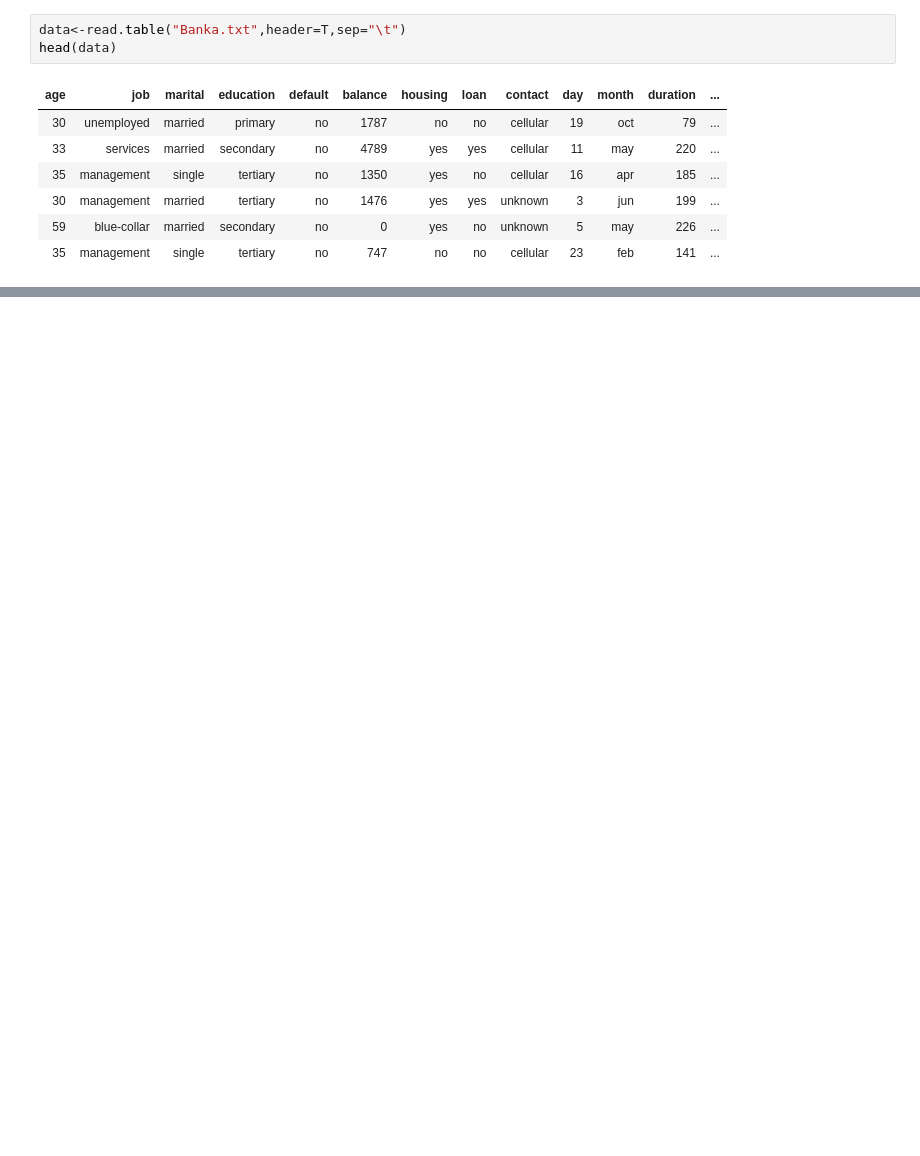
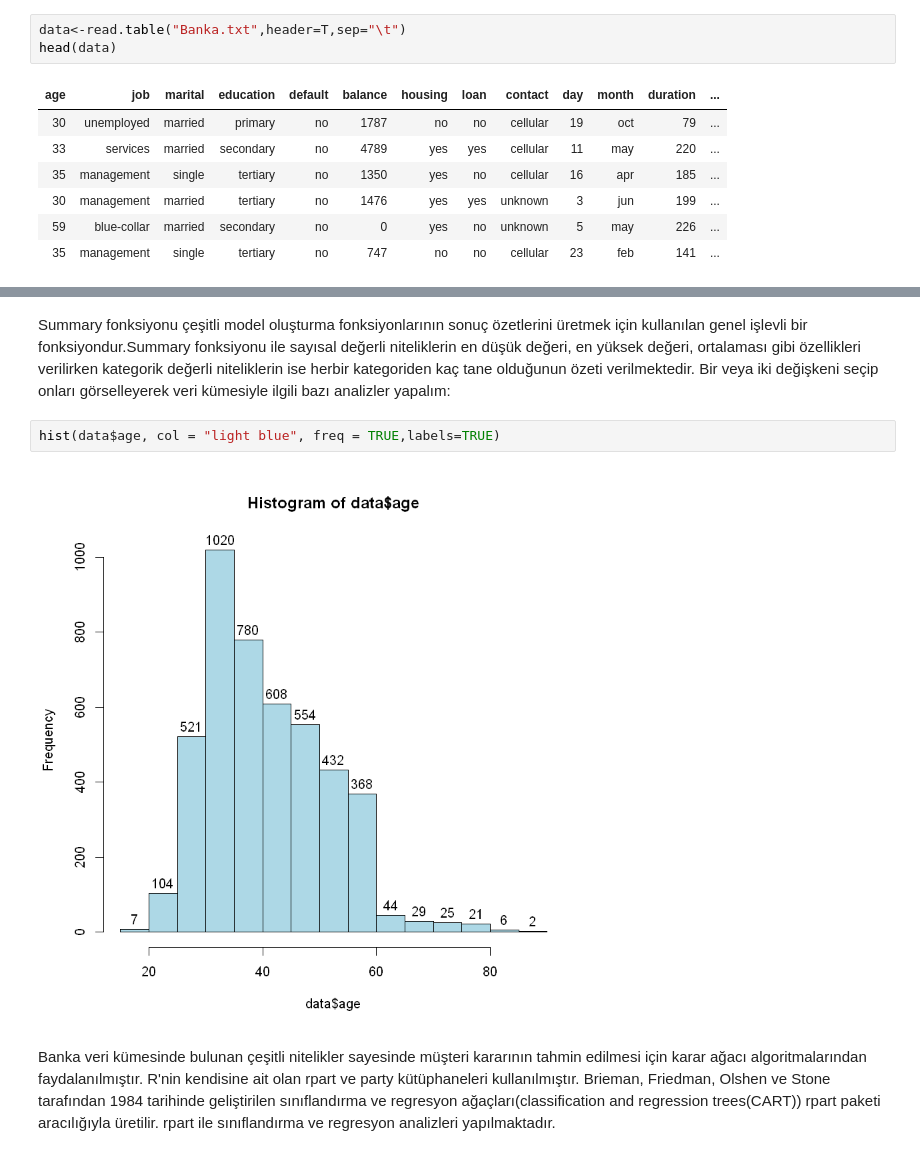
Before and after one commit to uygunel/eu1, a Jupyter notebook: temporarily.ipynb, the cells around one changed output, grey strips where cells are left out. Cells and saved outputs as stored; diff of their text form; blank space fills up the shorter version.

```diff
--- a/temporarily.ipynb
+++ b/temporarily.ipynb
@@ -101,0 +131,8 @@ read.table fonksiyonu dosyayı tablo formatında okur ve dosyadaki alanlara ve s
+# %% [markdown]
+Summary fonksiyonu çeşitli model oluşturma fonksiyonlarının sonuç özetlerini üretmek için kullanılan genel işlevli bir fonksiyondur.Summary fonksiyonu ile sayısal değerli niteliklerin en düşük değeri, en yüksek değeri, ortalaması gibi özellikleri verilirken kategorik değerli niteliklerin ise herbir kategoriden kaç tane olduğunun özeti verilmektedir. Bir veya iki değişkeni seçip onları görselleyerek veri kümesiyle ilgili bazı analizler yapalım:
+# %%
+hist(data$age, col = "light blue", freq = TRUE,labels=TRUE)
+# %% [output]
+[figure, added]
+# %% [markdown]
+Banka veri kümesinde bulunan çeşitli nitelikler sayesinde müşteri kararının tahmin edilmesi için karar ağacı algoritmalarından faydalanılmıştır. R'nin kendisine ait olan rpart ve party kütüphaneleri kullanılmıştır.  Brieman, Friedman, Olshen ve Stone tarafından 1984 tarihinde geliştirilen sınıflandırma ve regresyon ağaçları(classification and regression trees(CART)) rpart paketi aracılığıyla üretilir. rpart ile sınıflandırma ve regresyon analizleri yapılmaktadır.
```
Also changed, not shown: parts of 8 cells of this notebook.
